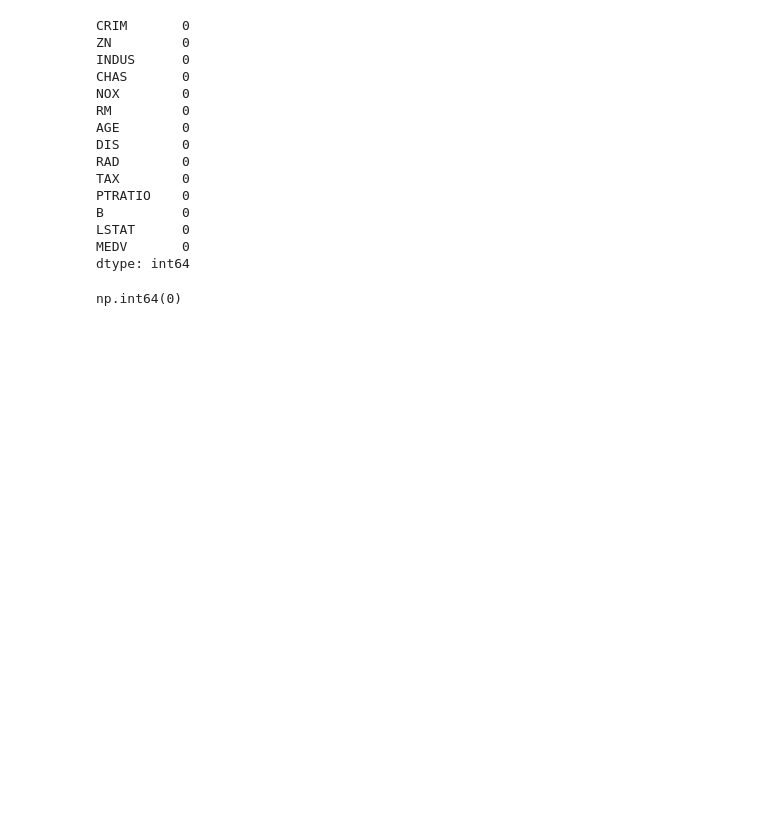
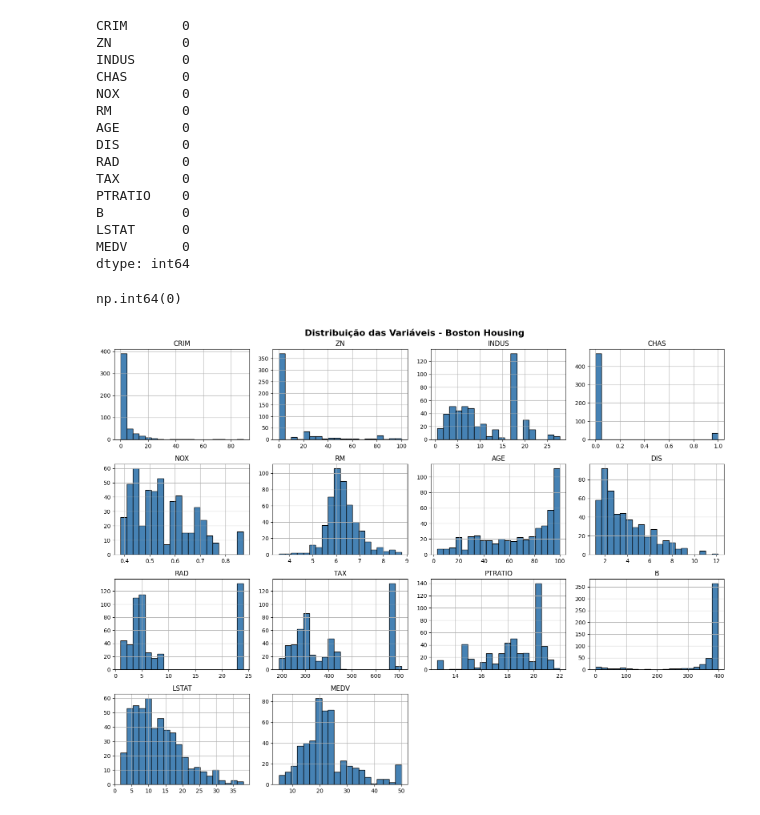
Before and after one commit to NatachaZhang/projeto-cdg-grupo7, a Jupyter notebook: notebooks/1.0_eda_limpeza.ipynb, the cells around one changed output. Saved outputs shown, nothing was run; the diff lists cells and outputs as text; code cells hidden in the pictures; blank space fills up the shorter version.

```diff
--- a/notebooks/1.0_eda_limpeza.ipynb
+++ b/notebooks/1.0_eda_limpeza.ipynb
@@ -82,3 +85,12 @@ dtype: int64
 df.duplicated().sum()
 # %% [output]
 np.int64(0)
+# %%
+#HISTOGRAMAS
+df.hist(figsize=(16, 12), bins=20, color='steelblue', edgecolor='black')
+plt.suptitle('Distribuição das Variáveis - Boston Housing', fontsize=16, fontweight='bold')
+plt.tight_layout()
+plt.savefig('histogramas.png')
+plt.show()
+# %% [output]
+[figure, added]
```
Also changed, not shown: parts of 4 cells of this notebook.
